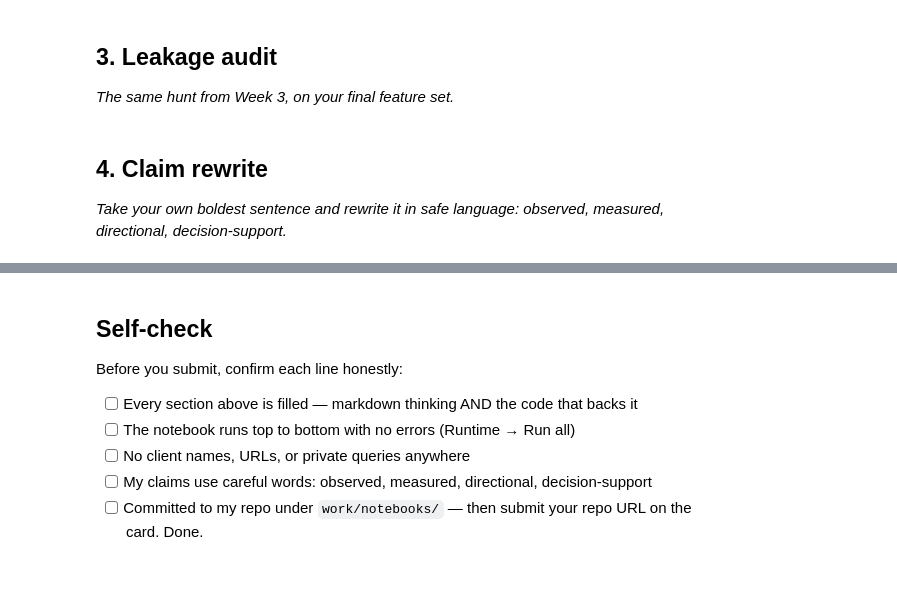
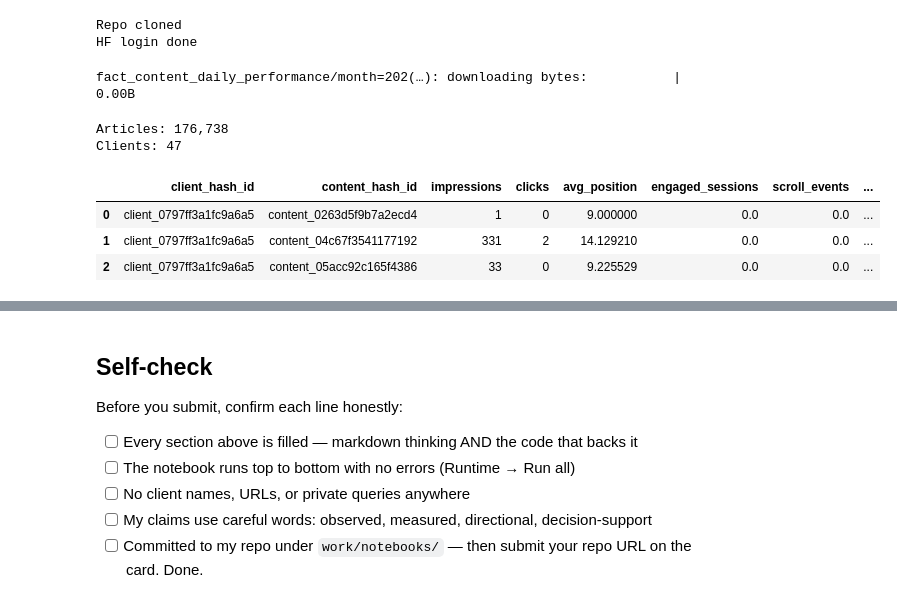
Before and after one commit to sayuj5/flyrank-internship-ml, a Jupyter notebook: work/notebooks/w06_validation_audit.ipynb, the cells around one changed output, grey strips where cells are left out. Drawn from its saved outputs; the diff is of its cells as text; code cells hidden in the pictures; blank space fills up the shorter version.

Commit message:
Add W06 validation audit notebook - grouped split and leakage audit

```diff
--- a/work/notebooks/w06_validation_audit.ipynb
+++ b/work/notebooks/w06_validation_audit.ipynb
@@ -23,4 +8,0 @@ This skeleton is yours to fill. Work the sections **in order** — each one has
-# %% [markdown]
-## 3. Leakage audit
-
-*The same hunt from Week 3, on your final feature set.*
@@ -30,4 +8,0 @@ This skeleton is yours to fill. Work the sections **in order** — each one has
-# %% [markdown]
-## 4. Claim rewrite
-
-*Take your own boldest sentence and rewrite it in safe language: observed, measured, directional, decision-support.*
@@ -36,0 +9,56 @@ This skeleton is yours to fill. Work the sections **in order** — each one has
+# %%
+import subprocess, os
+from google.colab import userdata
+
+if not os.path.exists('/content/flyrank-internship-ml'):
+    subprocess.run(['git', 'clone', 'https://github.com/sayuj5/flyrank-internship-ml.git'],
+                   capture_output=True, text=True)
+    print("Repo cloned")
+else:
+    print("Repo already exists")
+
+import huggingface_hub
+token = userdata.get('HF_TOKEN')
+huggingface_hub.login(token=token, add_to_git_credential=False)
+print("HF login done")
+# %% [output]
+Repo cloned
+HF login done
+# %%
+import pandas as pd
+import numpy as np
+
+parquet_path = huggingface_hub.hf_hub_download(
+    repo_id="FlyRank/internship-warehouse",
+    filename="fact_content_daily_performance/month=2026-03/data_0.parquet",
+    repo_type="dataset",
+    token=token
+)
+
+df = pd.read_parquet(parquet_path)
+df['report_date'] = pd.to_datetime(df['report_date'])
+df_avail = df[df['gsc_data_available'] == True].copy()
+
+art = df_avail.groupby(['client_hash_id', 'content_hash_id']).agg(
+    impressions      = ('gsc_impressions', 'sum'),
+    clicks           = ('gsc_clicks', 'sum'),
+    avg_position     = ('gsc_avg_position', 'mean'),
+    engaged_sessions = ('ga4_engaged_sessions', 'sum'),
+    scroll_events    = ('scroll_events', 'sum'),
+    days_active      = ('report_date', 'nunique'),
+).reset_index()
+
+art['low_engagement'] = (art['clicks'] <= art['clicks'].median()).astype(int)
+art['ctr'] = art['clicks'] / art['impressions'].replace(0, np.nan)
+
+print(f"Articles: {len(art):,}")
+print(f"Clients: {art['client_hash_id'].nunique()}")
+art.head(3)
+# %% [output]
+fact_content_daily_performance/month=202(…): downloading bytes:           |  0.00B
+Articles: 176,738
+Clients: 47
+|  | client_hash_id | content_hash_id | impressions | clicks | avg_position | engaged_sessions | scroll_events | ... |
+| 0 | client_0797ff3a1fc9a6a5 | content_0263d5f9b7a2ecd4 | 1 | 0 | 9.000000 | 0.0 | 0.0 | ... |
+| 1 | client_0797ff3a1fc9a6a5 | content_04c67f3541177192 | 331 | 2 | 14.129210 | 0.0 | 0.0 | ... |
+| 2 | client_0797ff3a1fc9a6a5 | content_05acc92c165f4386 | 33 | 0 | 9.225529 | 0.0 | 0.0 | ... |
```
Also changed, not shown: parts of 16 cells of this notebook.
